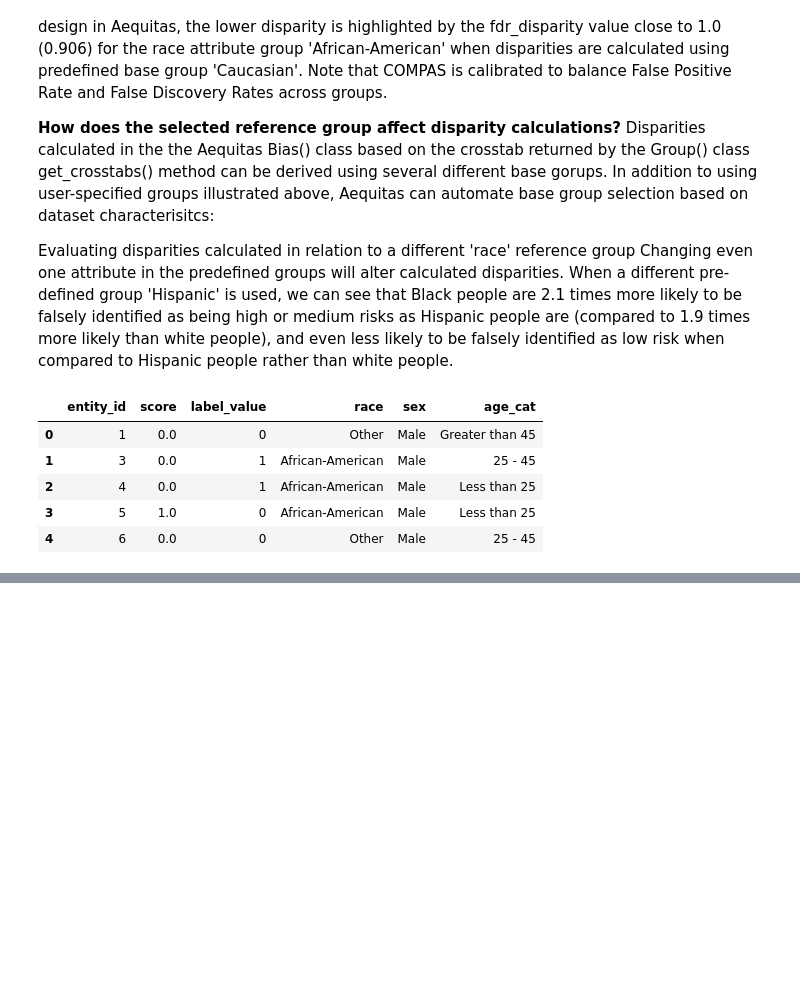
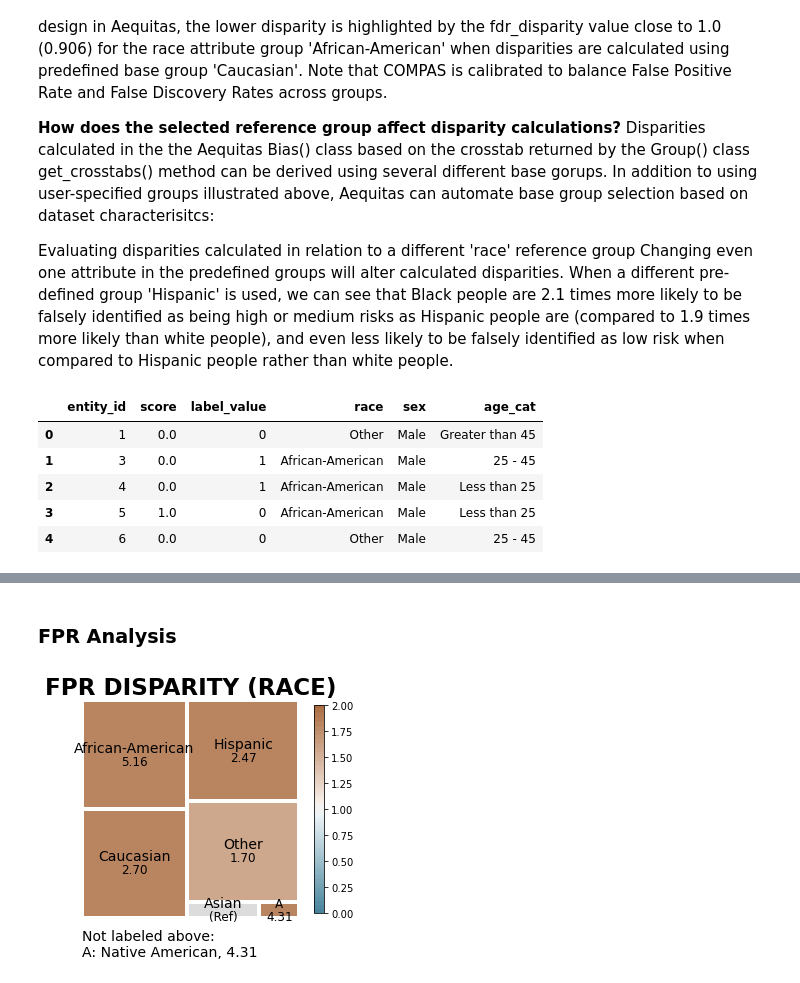
Before and after one commit to TRoboto/Udacity, a Jupyter notebook: AI for Healthcare Nanodegree/Exercise - Demographic Bias Analysis/Lesson_Modeling_Exercise_2_Starter_Code.ipynb, the cells around one changed output, grey strips where cells are left out. Saved outputs shown, nothing was run; the diff lists cells and outputs as text; code cells hidden in the pictures; blank space fills up the shorter version.

```diff
--- a/AI for Healthcare Nanodegree/Exercise - Demographic Bias Analysis/Lesson_Modeling_Exercise_2_Starter_Code.ipynb
+++ b/AI for Healthcare Nanodegree/Exercise - Demographic Bias Analysis/Lesson_Modeling_Exercise_2_Starter_Code.ipynb
@@ -63,0 +363,7 @@ compas_df.head()
+# %% [markdown]
+### FPR Analysis
+# %%
+ fpr_disparity = aqp.plot_disparity(bdf, group_metric='fpr_disparity',
+                                       attribute_name='race')
+# %% [output]
+[figure, added]
```
Also changed, not shown: parts of 63 cells of this notebook.
